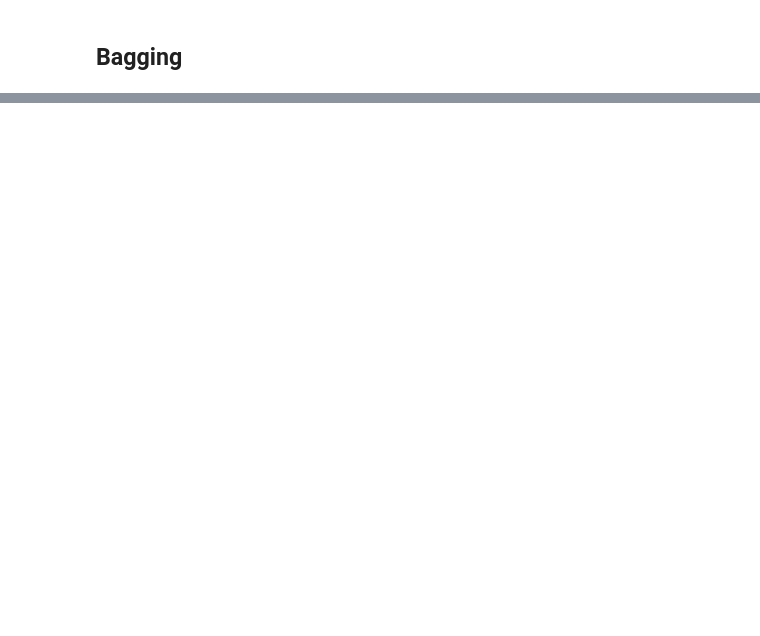
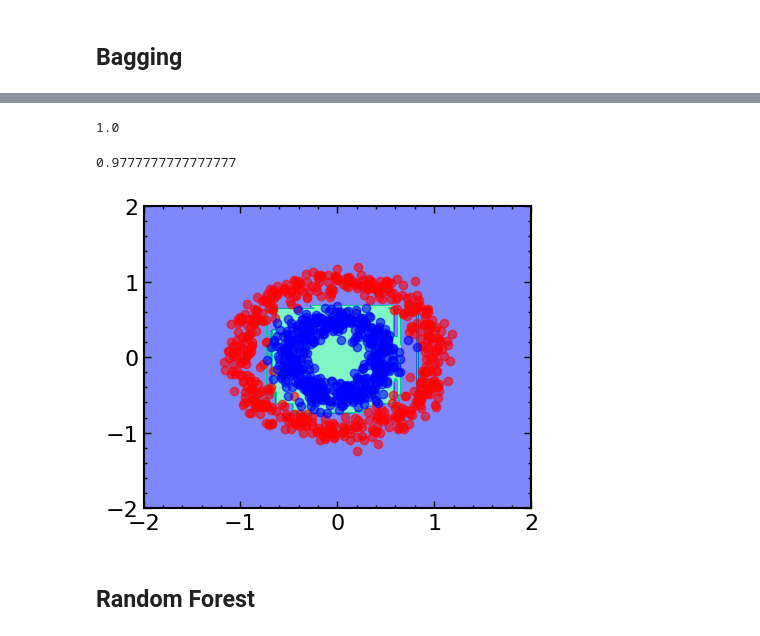
Before and after one commit to litterel/machine-learning, a Jupyter notebook: 13-ensemble.ipynb, the cells around one changed output, grey strips where cells are left out. Cells and saved outputs as stored; diff of their text form; code cells hidden in the pictures; blank space fills up the shorter version.

```diff
--- a/13-ensemble.ipynb
+++ b/13-ensemble.ipynb
@@ -78,0 +85,4 @@ scatter_2d(X,y)
+# %%
+bclf = BaggingClassifier(base_estimator=DecisionTreeClassifier(),n_estimators=1000,n_jobs=-1,oob_score=True)
+# %%
+bclf.fit(X_train,y_train)
@@ -78,0 +107,15 @@ scatter_2d(X,y)
+# %%
+bclf.score(X_test,y_test)
+# %% [output]
+1.0
+# %%
+bclf.oob_score_
+# %% [output]
+0.9777777777777777
+# %%
+plot_boundry(bclf,[-2,2,-2,2])
+scatter_2d(X,y)
+# %% [output]
+[figure, added]
+# %% [markdown]
+## Random Forest
```
Also changed, not shown: parts of 17 cells of this notebook, 4 other files.
